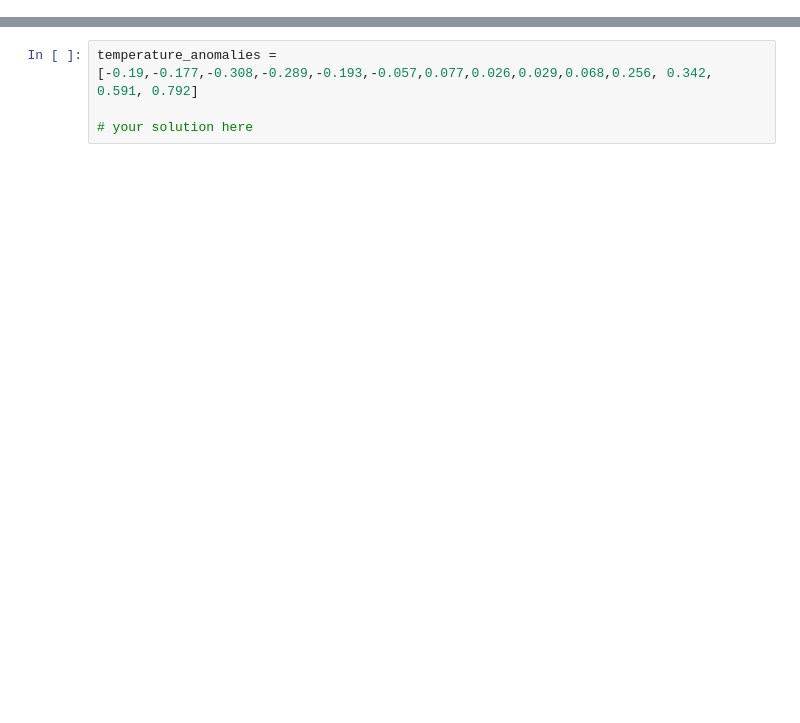
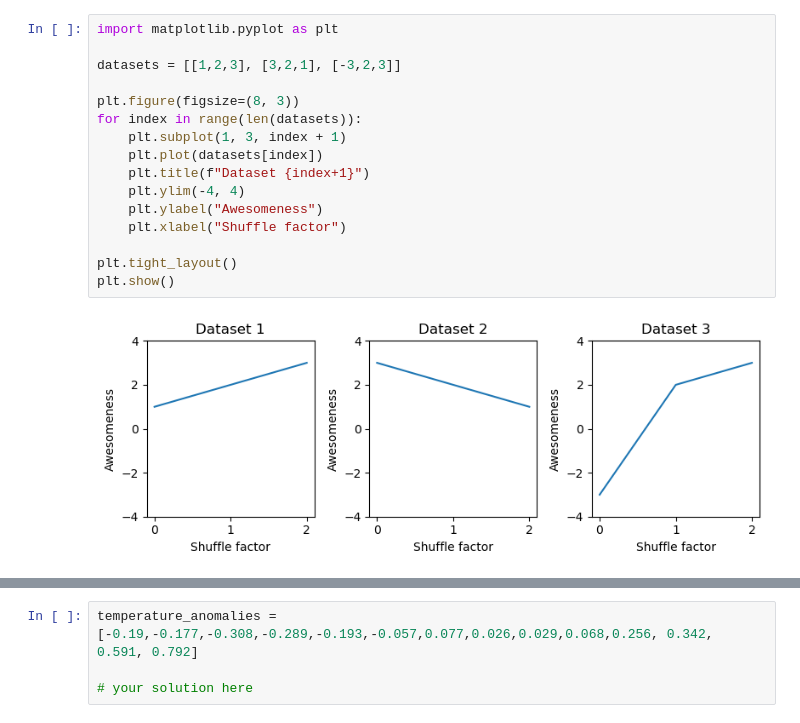
Before and after one commit to janclemenslab/neu715, a Jupyter notebook: docs/_sources/exercises/exercises 2/2.02_loops_more_exercises.ipynb, the cells around one changed output, grey strips where cells are left out. Cells and saved outputs as stored; diff of their text form; blank space fills up the shorter version.

```diff
--- a/docs/_sources/exercises/exercises 2/2.02_loops_more_exercises.ipynb
+++ b/docs/_sources/exercises/exercises 2/2.02_loops_more_exercises.ipynb
@@ -5,0 +75,18 @@ We are given two parallel lists of names and phone numbers. Generate a phone boo
+# %%
+import matplotlib.pyplot as plt
+
+datasets = [[1,2,3], [3,2,1], [-3,2,3]]
+
+plt.figure(figsize=(8, 3))
+for index in range(len(datasets)):
+    plt.subplot(1, 3, index + 1)
+    plt.plot(datasets[index])
+    plt.title(f"Dataset {index+1}")
+    plt.ylim(-4, 4)
+    plt.ylabel("Awesomeness")
+    plt.xlabel("Shuffle factor")
+
+plt.tight_layout()
+plt.show()
+# %% [output]
+[figure, added]
```
Also changed, not shown: parts of 16 cells of this notebook, 9 other files.
